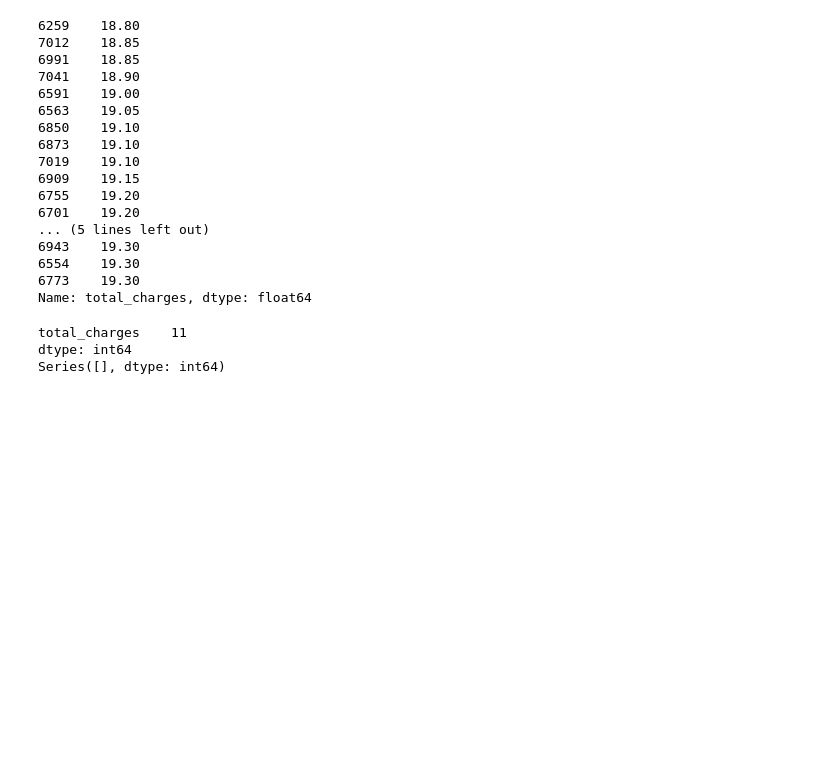
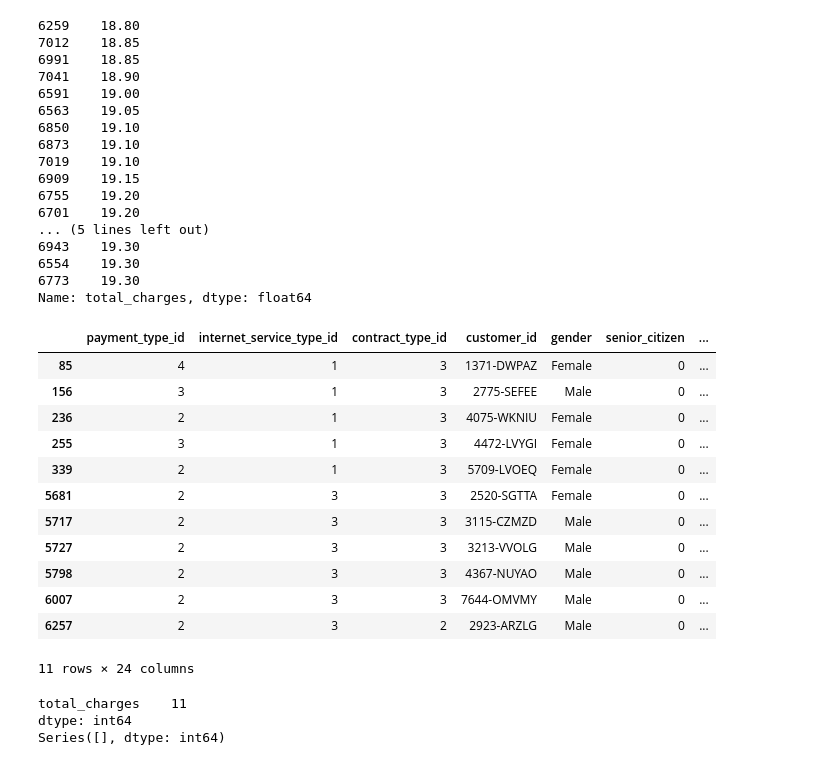
Before and after one commit to Jared-Godar/classification-exercises, a Jupyter notebook: classification_exercises.ipynb, the cells around one changed output. Drawn from its saved outputs; the diff is of its cells as text; code cells hidden in the pictures; blank space fills up the shorter version.

```diff
--- a/classification_exercises.ipynb
+++ b/classification_exercises.ipynb
@@ -891,6 +705,22 @@ telco_df.total_charges.sort_values().head(20)
 6554    19.30
 6773    19.30
 Name: total_charges, dtype: float64
+# %%
+telco_df[telco_df.tenure == 0]
+# %% [output]
+|  | payment_type_id | internet_service_type_id | contract_type_id | customer_id | gender | senior_citizen | ... |
+| 85 | 4 | 1 | 3 | 1371-DWPAZ | Female | 0 | ... |
+| 156 | 3 | 1 | 3 | 2775-SEFEE | Male | 0 | ... |
+| 236 | 2 | 1 | 3 | 4075-WKNIU | Female | 0 | ... |
+| 255 | 3 | 1 | 3 | 4472-LVYGI | Female | 0 | ... |
+| 339 | 2 | 1 | 3 | 5709-LVOEQ | Female | 0 | ... |
+| 5681 | 2 | 3 | 3 | 2520-SGTTA | Female | 0 | ... |
+| 5717 | 2 | 3 | 3 | 3115-CZMZD | Male | 0 | ... |
+| 5727 | 2 | 3 | 3 | 3213-VVOLG | Male | 0 | ... |
+| 5798 | 2 | 3 | 3 | 4367-NUYAO | Male | 0 | ... |
+| 6007 | 2 | 3 | 3 | 7644-OMVMY | Male | 0 | ... |
+| 6257 | 2 | 3 | 2 | 2923-ARZLG | Male | 0 | ... |
+11 rows × 24 columns
 # %%
 # Fill NAs to 0 in total charges
 
```
Also changed, not shown: parts of 70 cells of this notebook, 1 other file.
